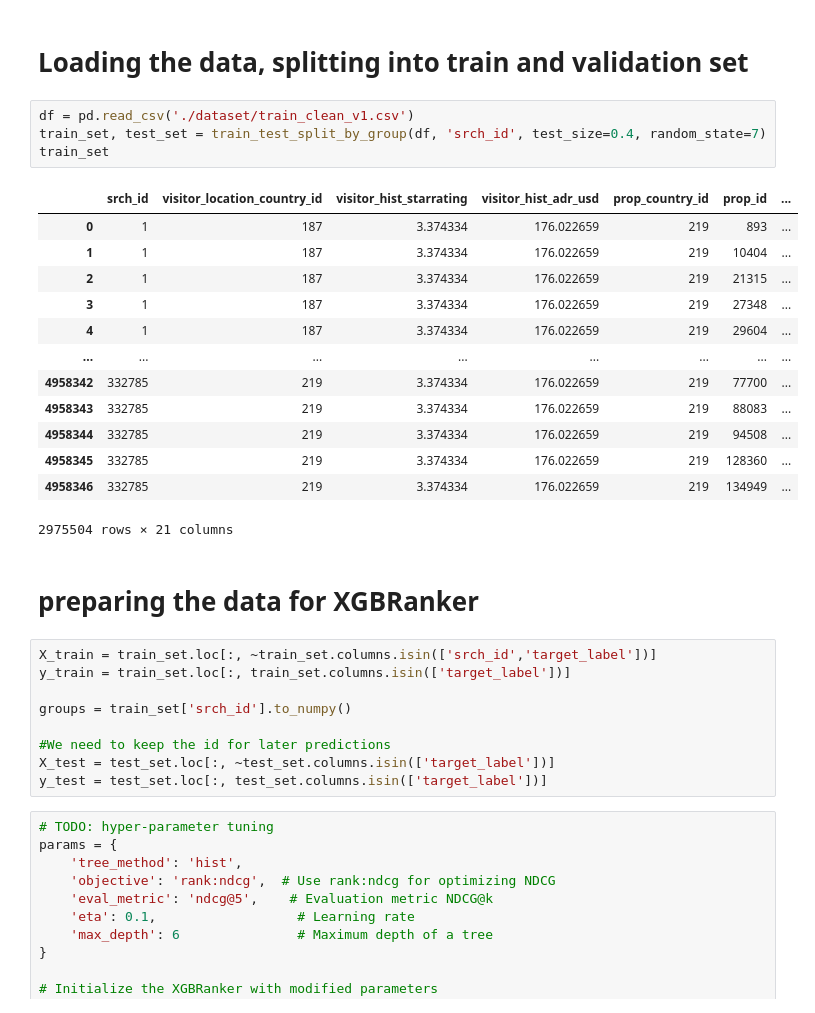
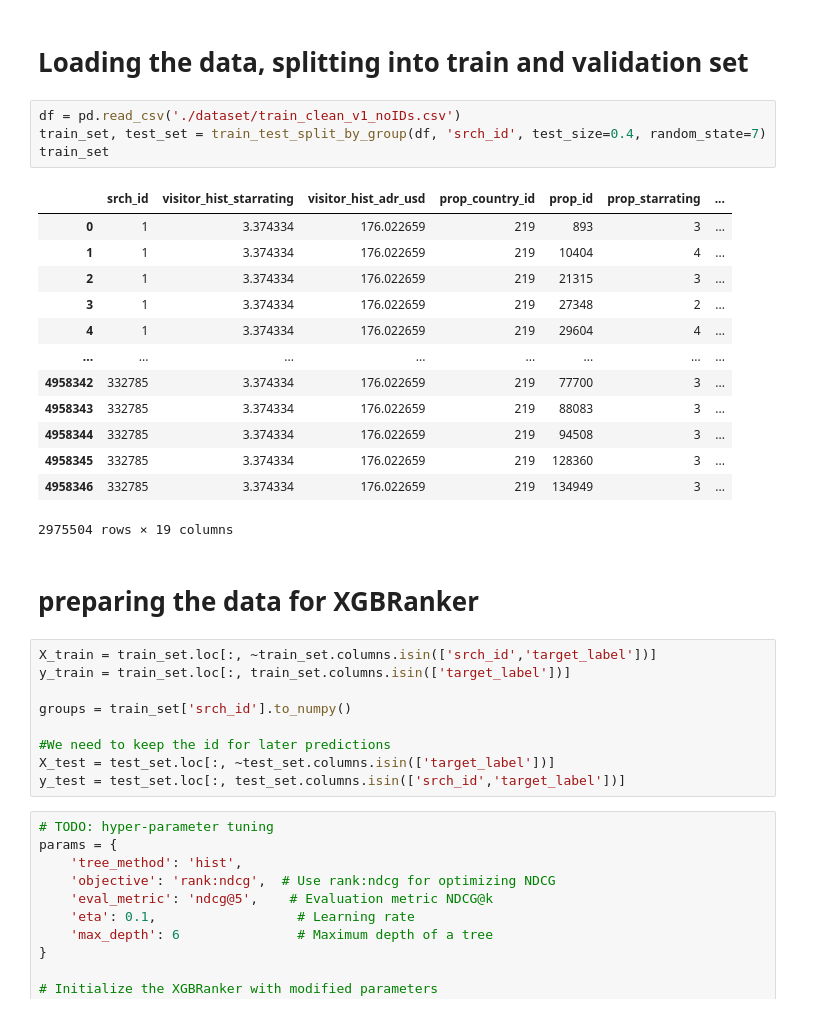
Before and after one commit to Leodom01/X_400108-DataMiningTechniques, a Jupyter notebook: L2R_validation_set.ipynb, the cells around one changed output. Drawn from its saved outputs; the diff is of its cells as text.

```diff
--- a/L2R_validation_set.ipynb
+++ b/L2R_validation_set.ipynb
@@ -66,23 +66,23 @@ def ndcg_at_k(true_relevance, predicted_relevance, k):
 # %% [markdown]
 # Loading the data, splitting into train and validation set
 # %%
-df = pd.read_csv('./dataset/train_clean_v1.csv')
+df = pd.read_csv('./dataset/train_clean_v1_noIDs.csv')
 train_set, test_set = train_test_split_by_group(df, 'srch_id', test_size=0.4, random_state=7)
 train_set
 # %% [output]
-|  | srch_id | visitor_location_country_id | visitor_hist_starrating | visitor_hist_adr_usd | prop_country_id | prop_id | ... |
-| 0 | 1 | 187 | 3.374334 | 176.022659 | 219 | 893 | ... |
-| 1 | 1 | 187 | 3.374334 | 176.022659 | 219 | 10404 | ... |
-| 2 | 1 | 187 | 3.374334 | 176.022659 | 219 | 21315 | ... |
-| 3 | 1 | 187 | 3.374334 | 176.022659 | 219 | 27348 | ... |
-| 4 | 1 | 187 | 3.374334 | 176.022659 | 219 | 29604 | ... |
+|  | srch_id | visitor_hist_starrating | visitor_hist_adr_usd | prop_country_id | prop_id | prop_starrating | ... |
+| 0 | 1 | 3.374334 | 176.022659 | 219 | 893 | 3 | ... |
+| 1 | 1 | 3.374334 | 176.022659 | 219 | 10404 | 4 | ... |
+| 2 | 1 | 3.374334 | 176.022659 | 219 | 21315 | 3 | ... |
+| 3 | 1 | 3.374334 | 176.022659 | 219 | 27348 | 2 | ... |
+| 4 | 1 | 3.374334 | 176.022659 | 219 | 29604 | 4 | ... |
 | ... | ... | ... | ... | ... | ... | ... | ... |
-| 4958342 | 332785 | 219 | 3.374334 | 176.022659 | 219 | 77700 | ... |
-| 4958343 | 332785 | 219 | 3.374334 | 176.022659 | 219 | 88083 | ... |
-| 4958344 | 332785 | 219 | 3.374334 | 176.022659 | 219 | 94508 | ... |
-| 4958345 | 332785 | 219 | 3.374334 | 176.022659 | 219 | 128360 | ... |
-| 4958346 | 332785 | 219 | 3.374334 | 176.022659 | 219 | 134949 | ... |
+| 4958342 | 332785 | 3.374334 | 176.022659 | 219 | 77700 | 3 | ... |
+| 4958343 | 332785 | 3.374334 | 176.022659 | 219 | 88083 | 3 | ... |
+| 4958344 | 332785 | 3.374334 | 176.022659 | 219 | 94508 | 3 | ... |
+| 4958345 | 332785 | 3.374334 | 176.022659 | 219 | 128360 | 3 | ... |
+| 4958346 | 332785 | 3.374334 | 176.022659 | 219 | 134949 | 3 | ... |
-2975504 rows × 21 columns
+2975504 rows × 19 columns
 # %% [markdown]
 # preparing the data for XGBRanker
 # %%
@@ -93,7 +93,7 @@ groups = train_set['srch_id'].to_numpy()
 
 #We need to keep the id for later predictions
 X_test = test_set.loc[:, ~test_set.columns.isin(['target_label'])]
-y_test = test_set.loc[:, test_set.columns.isin(['target_label'])]
+y_test = test_set.loc[:, test_set.columns.isin(['srch_id','target_label'])]
 # %%
 # TODO: hyper-parameter tuning
 params = {
```
Also changed, not shown: parts of 3 cells of this notebook.
